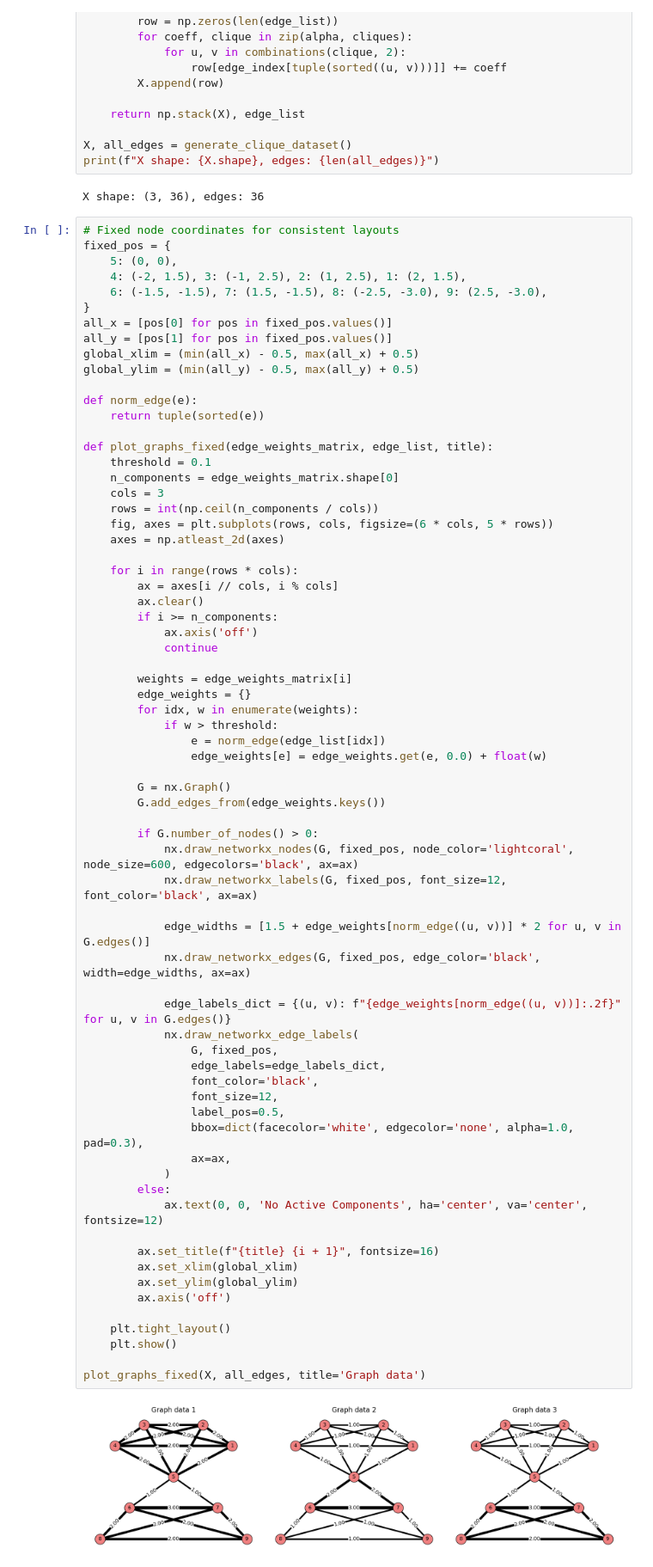
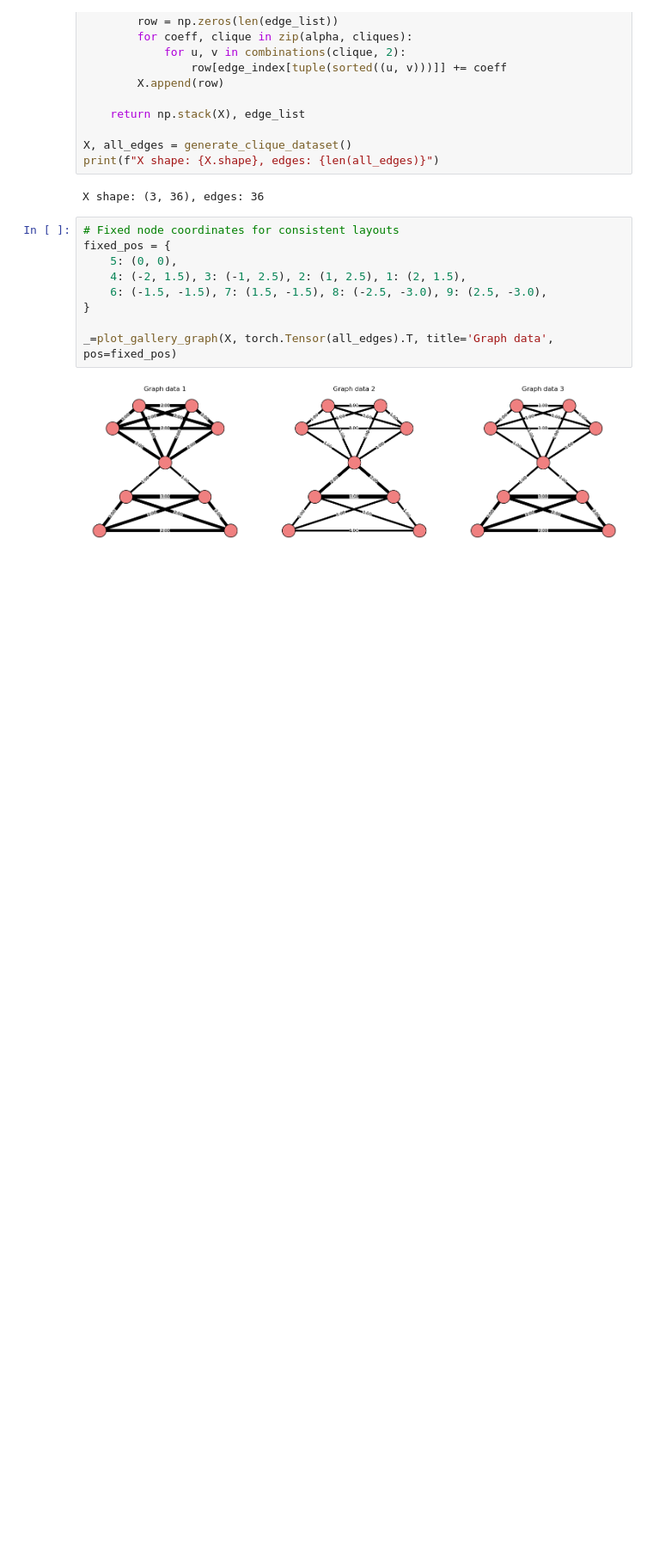
Before and after one commit to shizuo-kaji/TopNMF, a Jupyter notebook: notebook/Example 2.ipynb, the cells around one changed output. Shown at 86% size. Cells and saved outputs as stored; diff of their text form; blank space fills up the shorter version.

```diff
--- a/notebook/Example 2.ipynb
+++ b/notebook/Example 2.ipynb
@@ -43,74 +43,14 @@ X shape: (3, 36), edges: 36
 # %%
 # Fixed node coordinates for consistent layouts
 fixed_pos = {
     5: (0, 0),
     4: (-2, 1.5), 3: (-1, 2.5), 2: (1, 2.5), 1: (2, 1.5),
     6: (-1.5, -1.5), 7: (1.5, -1.5), 8: (-2.5, -3.0), 9: (2.5, -3.0),
 }
-all_x = [pos[0] for pos in fixed_pos.values()]
-all_y = [pos[1] for pos in fixed_pos.values()]
-global_xlim = (min(all_x) - 0.5, max(all_x) + 0.5)
-global_ylim = (min(all_y) - 0.5, max(all_y) + 0.5)
 
-def norm_edge(e):
-    return tuple(sorted(e))
-
-def plot_graphs_fixed(edge_weights_matrix, edge_list, title):
-    threshold = 0.1
-    n_components = edge_weights_matrix.shape[0]
-    cols = 3
-    rows = int(np.ceil(n_components / cols))
-    fig, axes = plt.subplots(rows, cols, figsize=(6 * cols, 5 * rows))
-    axes = np.atleast_2d(axes)
-
-    for i in range(rows * cols):
-        ax = axes[i // cols, i % cols]
-        ax.clear()
-        if i >= n_components:
-            ax.axis('off')
-            continue
-
-        weights = edge_weights_matrix[i]
-        edge_weights = {}
-        for idx, w in enumerate(weights):
-            if w > threshold:
-                e = norm_edge(edge_list[idx])
-                edge_weights[e] = edge_weights.get(e, 0.0) + float(w)
-
-        G = nx.Graph()
-        G.add_edges_from(edge_weights.keys())
-
-        if G.number_of_nodes() > 0:
-            nx.draw_networkx_nodes(G, fixed_pos, node_color='lightcoral', node_size=600, edgecolors='black', ax=ax)
-            nx.draw_networkx_labels(G, fixed_pos, font_size=12, font_color='black', ax=ax)
-
-            edge_widths = [1.5 + edge_weights[norm_edge((u, v))] * 2 for u, v in G.edges()]
-            nx.draw_networkx_edges(G, fixed_pos, edge_color='black', width=edge_widths, ax=ax)
-
-            edge_labels_dict = {(u, v): f"{edge_weights[norm_edge((u, v))]:.2f}" for u, v in G.edges()}
-            nx.draw_networkx_edge_labels(
-                G, fixed_pos,
-                edge_labels=edge_labels_dict,
-                font_color='black',
-                font_size=12,
-                label_pos=0.5,
-                bbox=dict(facecolor='white', edgecolor='none', alpha=1.0, pad=0.3),
-                ax=ax,
-            )
-        else:
-            ax.text(0, 0, 'No Active Components', ha='center', va='center', fontsize=12)
-
-        ax.set_title(f"{title} {i + 1}", fontsize=16)
-        ax.set_xlim(global_xlim)
-        ax.set_ylim(global_ylim)
-        ax.axis('off')
-
-    plt.tight_layout()
-    plt.show()
-
-plot_graphs_fixed(X, all_edges, title='Graph data')
+_=plot_gallery_graph(X, torch.Tensor(all_edges).T, title='Graph data', pos=fixed_pos)
 # %% [output]
-[figure, old version]
+[figure, new version]
 # %%
 device = 'cpu'
 n_components = 3
```
Also changed, not shown: parts of 2 cells of this notebook, 6 other files.
